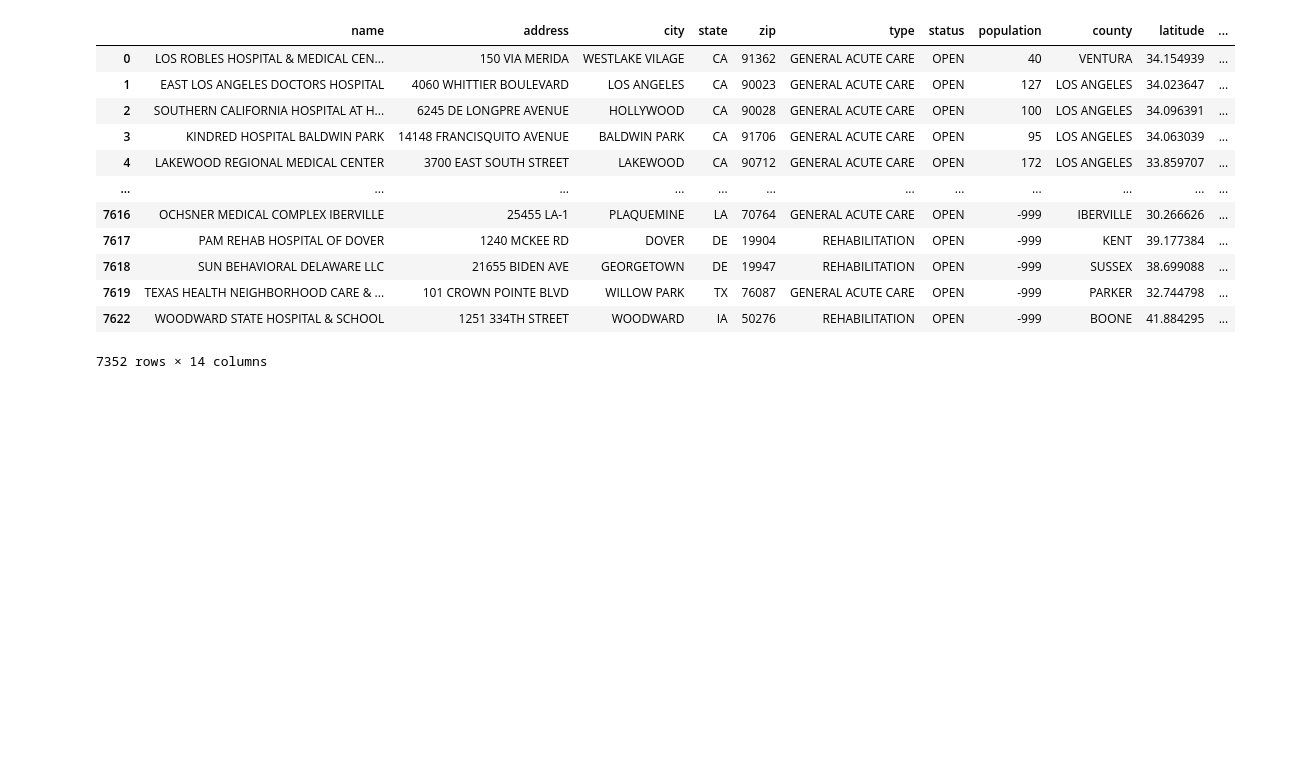
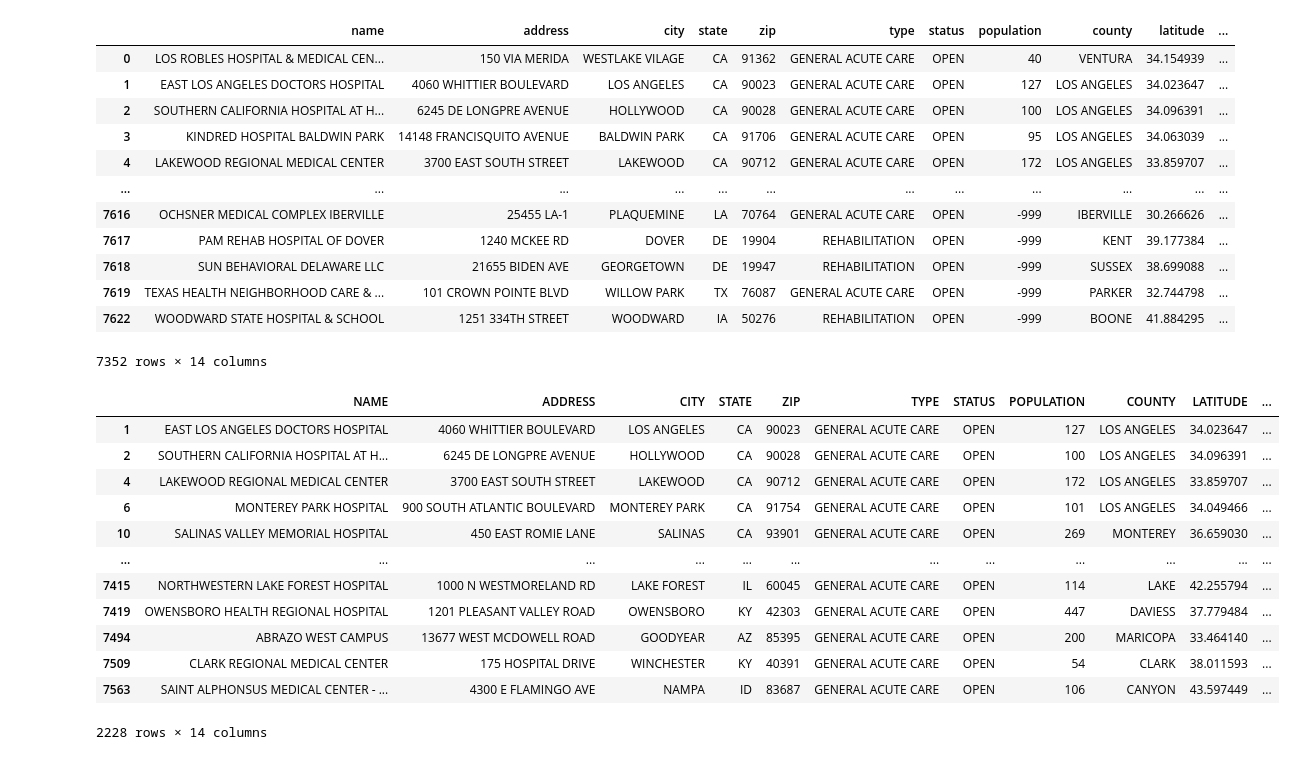
Before and after one commit to sydneysteele03/project-3, a Jupyter notebook: hospital_info.ipynb, the cells around one changed output. Saved outputs shown, nothing was run; the diff lists cells and outputs as text; code cells hidden in the pictures; blank space fills up the shorter version.

Commit message:
matched dataframes to have same rows to help with sql FK

```diff
--- a/hospital_info.ipynb
+++ b/hospital_info.ipynb
@@ -181,3 +180,6 @@ location_df.rename(columns={'NAME': 'name', 'ADDRESS': 'address', 'CITY':'city',
 | 7619 | TEXAS HEALTH NEIGHBORHOOD CARE & ... | 101 CROWN POINTE BLVD | WILLOW PARK | TX | 76087 | GENERAL ACUTE CARE | OPEN | -999 | PARKER | 32.744798 | ... |
 | 7622 | WOODWARD STATE HOSPITAL & SCHOOL | 1251 334TH STREET | WOODWARD | IA | 50276 | REHABILITATION | OPEN | -999 | BOONE | 41.884295 | ... |
 7352 rows × 14 columns
+# %%
+#set data frame to only rows that match the general info df
+location_df = location_df[ location_df.NAME.isin(info_df["Hospital Name"])]
@@ -184,3 +191,19 @@ location_df.rename(columns={'NAME': 'name', 'ADDRESS': 'address', 'CITY':'city',
 # %%
 # Save cleaned data as a csv file
 location_df.to_csv('clean_location_df.csv',index=False,encoding = 'utf-8')
+# %%
+location_df
+# %% [output]
+|  | NAME | ADDRESS | CITY | STATE | ZIP | TYPE | STATUS | POPULATION | COUNTY | LATITUDE | ... |
+| 1 | EAST LOS ANGELES DOCTORS HOSPITAL | 4060 WHITTIER BOULEVARD | LOS ANGELES | CA | 90023 | GENERAL ACUTE CARE | OPEN | 127 | LOS ANGELES | 34.023647 | ... |
+| 2 | SOUTHERN CALIFORNIA HOSPITAL AT H... | 6245 DE LONGPRE AVENUE | HOLLYWOOD | CA | 90028 | GENERAL ACUTE CARE | OPEN | 100 | LOS ANGELES | 34.096391 | ... |
+| 4 | LAKEWOOD REGIONAL MEDICAL CENTER | 3700 EAST SOUTH STREET | LAKEWOOD | CA | 90712 | GENERAL ACUTE CARE | OPEN | 172 | LOS ANGELES | 33.859707 | ... |
+| 6 | MONTEREY PARK HOSPITAL | 900 SOUTH ATLANTIC BOULEVARD | MONTEREY PARK | CA | 91754 | GENERAL ACUTE CARE | OPEN | 101 | LOS ANGELES | 34.049466 | ... |
+| 10 | SALINAS VALLEY MEMORIAL HOSPITAL | 450 EAST ROMIE LANE | SALINAS | CA | 93901 | GENERAL ACUTE CARE | OPEN | 269 | MONTEREY | 36.659030 | ... |
+| ... | ... | ... | ... | ... | ... | ... | ... | ... | ... | ... | ... |
+| 7415 | NORTHWESTERN LAKE FOREST HOSPITAL | 1000 N WESTMORELAND RD | LAKE FOREST | IL | 60045 | GENERAL ACUTE CARE | OPEN | 114 | LAKE | 42.255794 | ... |
+| 7419 | OWENSBORO HEALTH REGIONAL HOSPITAL | 1201 PLEASANT VALLEY ROAD | OWENSBORO | KY | 42303 | GENERAL ACUTE CARE | OPEN | 447 | DAVIESS | 37.779484 | ... |
+| 7494 | ABRAZO WEST CAMPUS | 13677 WEST MCDOWELL ROAD | GOODYEAR | AZ | 85395 | GENERAL ACUTE CARE | OPEN | 200 | MARICOPA | 33.464140 | ... |
+| 7509 | CLARK REGIONAL MEDICAL CENTER | 175 HOSPITAL DRIVE | WINCHESTER | KY | 40391 | GENERAL ACUTE CARE | OPEN | 54 | CLARK | 38.011593 | ... |
+| 7563 | SAINT ALPHONSUS MEDICAL CENTER - ... | 4300 E FLAMINGO AVE | NAMPA | ID | 83687 | GENERAL ACUTE CARE | OPEN | 106 | CANYON | 43.597449 | ... |
+2228 rows × 14 columns
```
Also changed, not shown: parts of 5 cells of this notebook, 3 other files.
